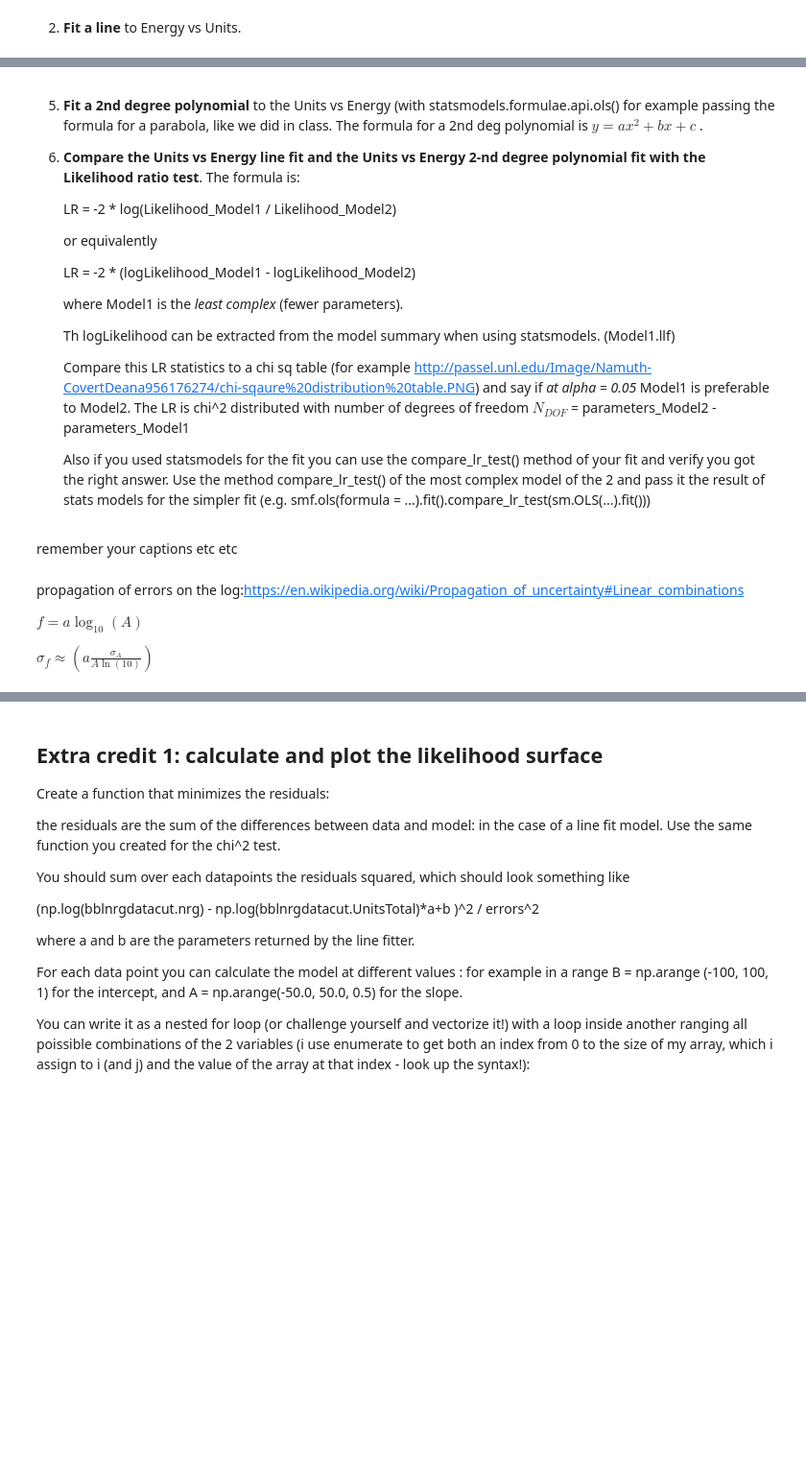
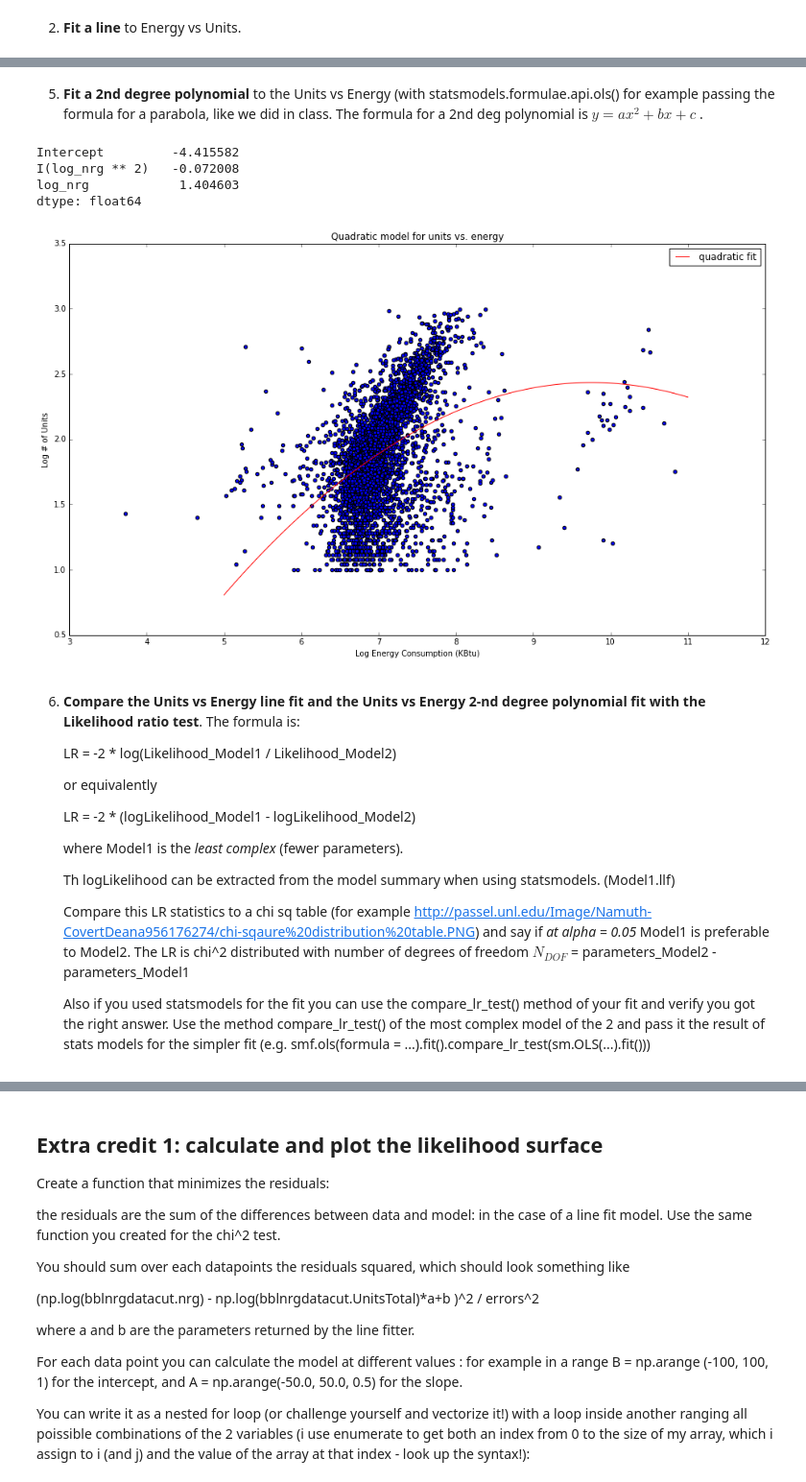
Before and after one commit to jif245/PUI2017_clm633, a Jupyter notebook: HW6_clm633/building_nrg_clm633.ipynb, the cells around one changed output, grey strips where cells are left out. Shown at 96% size. Drawn from its saved outputs; the diff is of its cells as text; code cells hidden in the pictures; blank space fills up the shorter version.

```diff
--- a/HW6_clm633/building_nrg_instructions.ipynb
+++ b/HW6_clm633/building_nrg_clm633.ipynb
@@ -404,9 +429,12 @@ must pass arrays of identical dimension for data, model and (optional) error)'''
 
 #Below I am writing out some uncertainties - please explain the functional form that I used.
 #errors on the measured quantities
-errorsnrg = np.sqrt((bblnrgdataCut['Reported Property Floor Area'])**2 +\
-                (bblnrgdataCut['Site EUI(kBtu/ft2)']**2))
+# errorsnrg = np.sqrt((bblnrgdataCut['Reported Property Floor Area'])**2 +\
+#                 (bblnrgdataCut['Site EUI(kBtu/ft2)']**2))
 
+errorsnrg = bblnrgdataCut['nrg'] * np.sqrt(\
+(np.sqrt(bblnrgdataCut['Reported Property Floor Area']) / bblnrgdataCut['Reported Property Floor Area'])**2  +\
+(np.sqrt(bblnrgdataCut['Site EUI(kBtu/ft2)']) / bblnrgdataCut['Site EUI(kBtu/ft2)']) ** 2)
 ## Assume count statistics in the number of units as well
 errorsunits = np.sqrt(bblnrgdataCut.UnitsTotal)
 
@@ -420,8 +448,11 @@ bblnrgdataCut['errorsnrg'] = errorsInLogNrg
 bblnrgdataCut['errorsunits'] = errorsInLogUnits
 
 nrgvsunitschi2 = chi2(bblnrgdataCut['log_nrg'], nrgvsunits.predict(), bblnrgdataCut['errorsnrg'])
-unitsvsnrgchi2 = chi2(bblnrgdataCut['log_units'], unitsvsnrg.predict(), bblnrgdataCut['errorsunits'])
+unitsvsnrgchi2 = chi2(bblnrgdataCut['log_units'], unitsvsnrg.prejdict(), bblnrgdataCut['errorsunits'])
+ndof = float(len(bblnrgdataCut) - 2) # same for both models
 print "Units vs. Energy usage: {}".format(unitsvsnrgchi2)
 print "Energy usage vs. Units: {}".format(nrgvsunitschi2)
+print "Units vs. Energy usage (reduced): {}".format(unitsvsnrgchi2 / ndof)
+print "Energy usage vs. Units (reduced): {}".format(nrgvsunitschi2 / ndof)
 # %% [output]
 Units vs. Energy usage: 485793.290042
@@ -437,9 +472,28 @@ See the caveats in the documentation: http://pandas.pydata.org/pandas-docs/stabl
+# %% [markdown]
+
+
+5. **Fit a 2nd degree polynomial** to the Units vs Energy (with statsmodels.formulae.api.ols() for example passing the formula for a parabola, like we did in class. The formula for a 2nd deg polynomial is
+    $y = ax^2 + bx + c$ .
+# %%
+import statsmodels.formula.api
+quad_model = statsmodels.formula.api.ols("log_units ~ I(log_nrg**2) + log_nrg",bblnrgdataCut ).fit()
+ax = bblnrgdataCut.plot("log_nrg", "log_units", kind="scatter", figsize=(16, 9))
+x = np.linspace(5, 11, 100)
+y = quad_model.params[0] + quad_model.params[2] * x + quad_model.params[1] * (x ** 2)
+ax.plot(x, y, 'r-', label='quadratic fit')
+ax.legend()
+ax.set_title("Quadratic model for units vs. energy")
+ax.set_xlabel("Log Energy Consumption (KBtu)")
+ax.set_ylabel("Log # of Units")
+quad_model.summary()
+quad_model.params
+# %% [output]
+Intercept         -4.415582
+I(log_nrg ** 2)   -0.072008
+log_nrg            1.404603
+dtype: float64
+[figure, added]
 # %% [markdown]
-
-
-5. **Fit a 2nd degree polynomial** to the Units vs Energy (with statsmodels.formulae.api.ols() for example passing the formula for a parabola, like we did in class. The formula for a 2nd deg polynomial is
-    $y = ax^2 + bx + c$ .
-
 6. **Compare the Units vs Energy line fit and the Units vs Energy 2-nd degree polynomial fit with the Likelihood ratio test**. The formula is:
 
     LR  =  -2 * log(Likelihood_Model1 / Likelihood_Model2)
@@ -468,9 +515 @@ See the caveats in the documentation: http://pandas.pydata.org/pandas-docs/stabl
-# %% [markdown]
-remember your captions etc etc
-# %% [markdown]
-propagation of errors on the log:https://en.wikipedia.org/wiki/Propagation_of_uncertainty#Linear_combinations
-
-$f=a\log _{10}(A)$
-
-$\sigma _{f}\approx \left(a{\frac {\sigma _{A}}{A\ln(10)}}\right)$
 # %%
```
Also changed, not shown: parts of 16 cells of this notebook.
